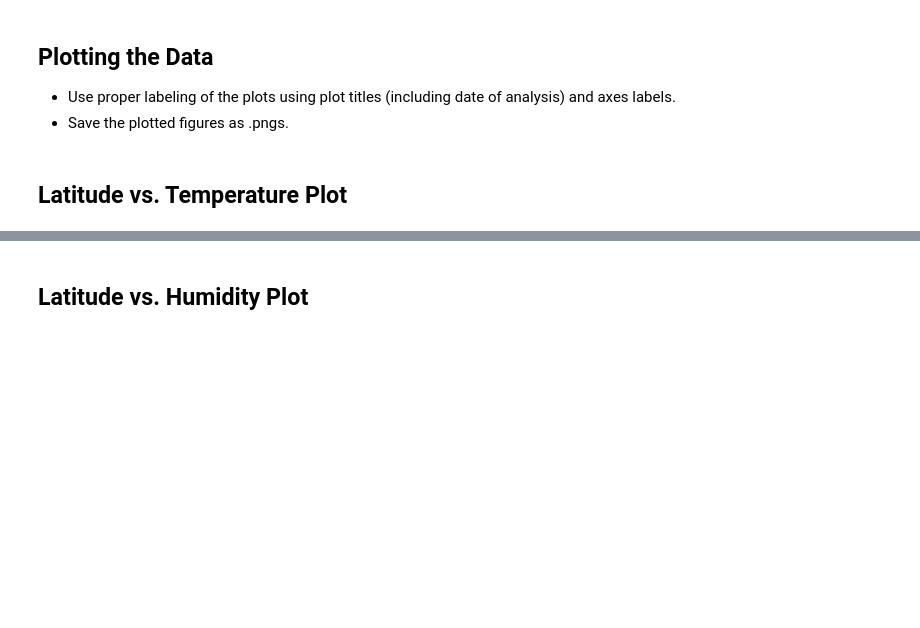
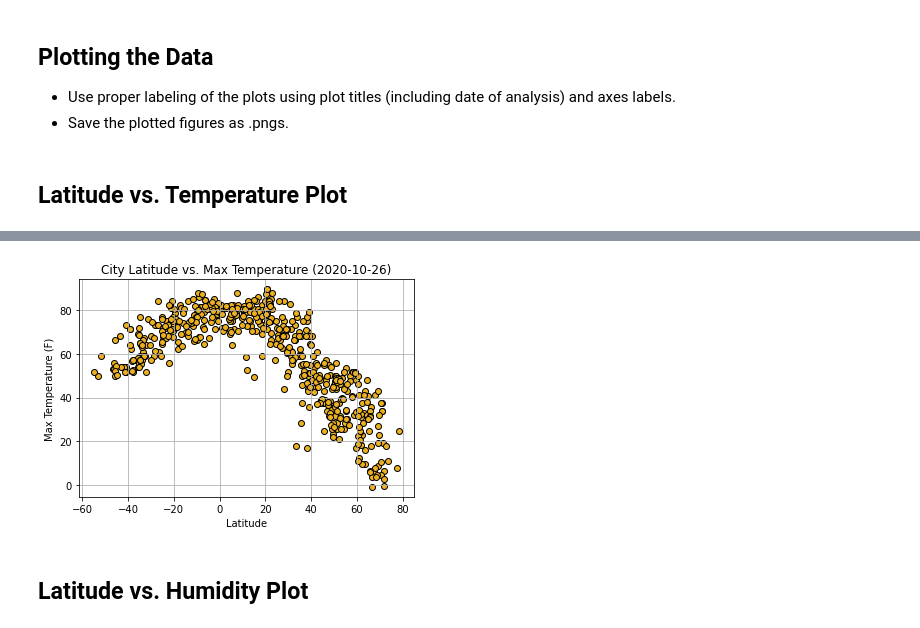
Before and after one commit to anisali01/06-Python-API-Challenge, a Jupyter notebook: WeatherPy.ipynb, the cells around one changed output, grey strips where cells are left out. Drawn from its saved outputs; the diff is of its cells as text; code cells hidden in the pictures; blank space fills up the shorter version.

```diff
--- a/WeatherPy.ipynb
+++ b/WeatherPy.ipynb
@@ -108,0 +111,21 @@ weather_data
+# %%
+# Export the city data into a .csv.
+# Display the DataFrame
+
+weather_df = pd.DataFrame({
+                        "City":city_name,
+                        "Lat":lat,
+                        "Lng":lng,
+                        "Max Temp":max_temp,
+                        "Humidity":humidity,
+                        "Cloudiness":cloudiness,
+                        "Wind Speed":wind_speed,
+                        "Country":country,
+                        "Date":date
+                        })
+
+#Exporting data to csv
+weather_df.to_csv("Resources/Cities.csv")
+
+#Displaying dataframe
+weather_df.head()
@@ -147,2 +174,22 @@ Int64Index([], dtype='int64')
+# %%
+# Converting Date for title of plot
+timestamp = weather_df["Date"][0]
+converted_timestamp = datetime.utcfromtimestamp(timestamp)
+shortened_timestamp = datetime.date(converted_timestamp)
+
+# Creating plot
+plt.scatter(weather_df["Lat"],
+            weather_df["Max Temp"],
+            marker = "o",
+            color = "#EDB120",
+            edgecolor = "black")
+plt.grid()
+plt.xlabel("Latitude")
+plt.ylabel("Max Temperature (F)")
+plt.title(f"City Latitude vs. Max Temperature ({shortened_timestamp})")
+plt.savefig("Output/Lat vs Temp Plot")
+plt.show()
+# %% [output]
+[figure, added]
 # %% [markdown]
 ## Latitude vs. Humidity Plot
```
Also changed, not shown: parts of 38 cells of this notebook.
